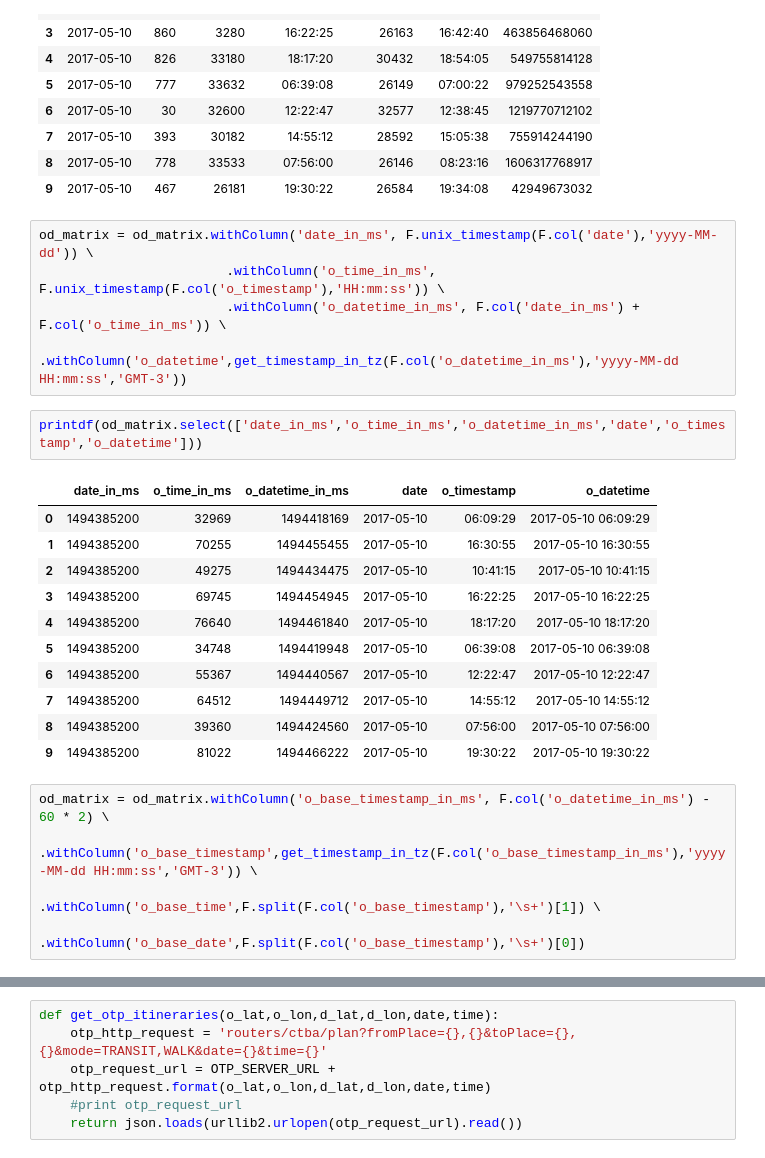
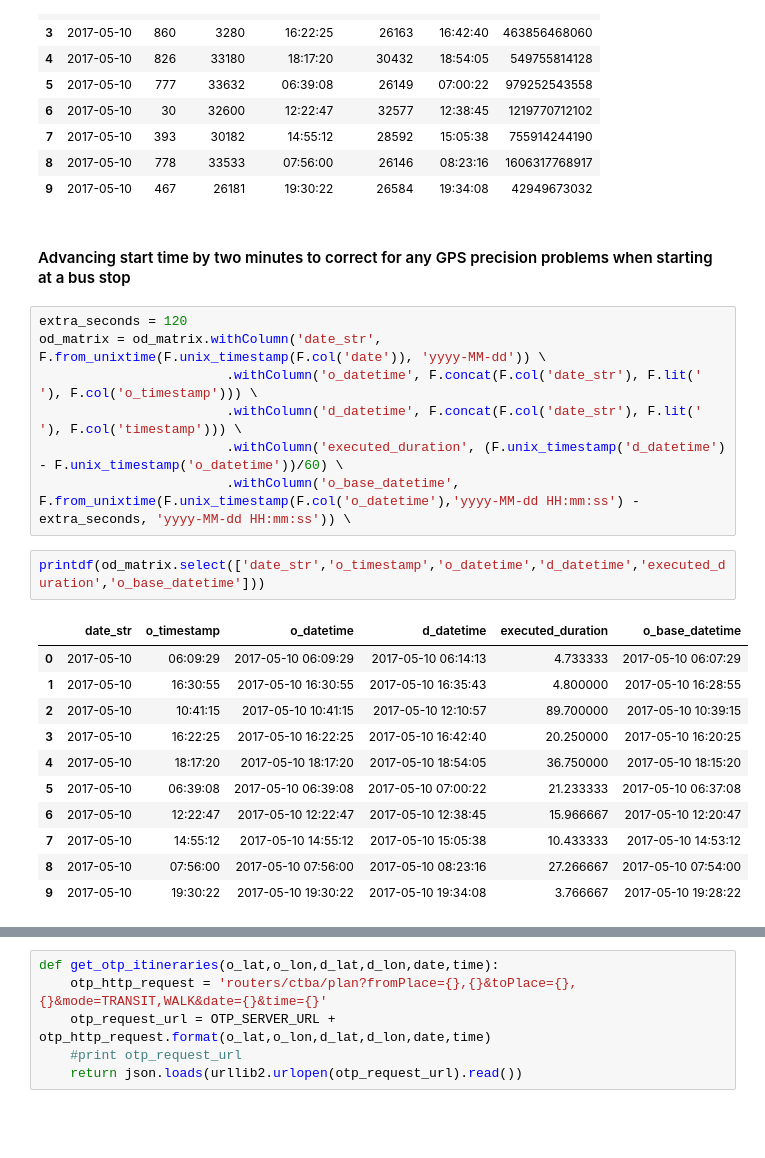
Before and after one commit to tarcisobraz/trips-optimality-exp, a Jupyter notebook: evaluate-trip-optimality-spark.ipynb, the cells around one changed output, grey strips where cells are left out. Cells and saved outputs as stored; diff of their text form; blank space fills up the shorter version.

Commit message:
Refactoring code and adding origin datetime to results dataframe.

```diff
--- a/evaluate-trip-optimality-spark.ipynb
+++ b/evaluate-trip-optimality-spark.ipynb
@@ -100,27 +85,26 @@ printdf(od_matrix.select(['date','route','o_stop_id','o_timestamp','stopPointId'
 | 7 | 2017-05-10 | 393 | 30182 | 14:55:12 | 28592 | 15:05:38 | 755914244190 |
 | 8 | 2017-05-10 | 778 | 33533 | 07:56:00 | 26146 | 08:23:16 | 1606317768917 |
 | 9 | 2017-05-10 | 467 | 26181 | 19:30:22 | 26584 | 19:34:08 | 42949673032 |
-# %%
-od_matrix = od_matrix.withColumn('date_in_ms', F.unix_timestamp(F.col('date'),'yyyy-MM-dd')) \
-                        .withColumn('o_time_in_ms', F.unix_timestamp(F.col('o_timestamp'),'HH:mm:ss')) \
-                        .withColumn('o_datetime_in_ms', F.col('date_in_ms') + F.col('o_time_in_ms')) \
-                        .withColumn('o_datetime',get_timestamp_in_tz(F.col('o_datetime_in_ms'),'yyyy-MM-dd HH:mm:ss','GMT-3'))
+# %% [markdown]
+#### Advancing start time by two minutes to correct for any GPS precision problems when starting at a bus stop
+# %%
+extra_seconds = 120
+od_matrix = od_matrix.withColumn('date_str', F.from_unixtime(F.unix_timestamp(F.col('date')), 'yyyy-MM-dd')) \
+                        .withColumn('o_datetime', F.concat(F.col('date_str'), F.lit(' '), F.col('o_timestamp'))) \
+                        .withColumn('d_datetime', F.concat(F.col('date_str'), F.lit(' '), F.col('timestamp'))) \
+                        .withColumn('executed_duration', (F.unix_timestamp('d_datetime') - F.unix_timestamp('o_datetime'))/60) \
+                        .withColumn('o_base_datetime', F.from_unixtime(F.unix_timestamp(F.col('o_datetime'),'yyyy-MM-dd HH:mm:ss') - extra_seconds, 'yyyy-MM-dd HH:mm:ss')) \
 # %%
-printdf(od_matrix.select(['date_in_ms','o_time_in_ms','o_datetime_in_ms','date','o_timestamp','o_datetime']))
+printdf(od_matrix.select(['date_str','o_timestamp','o_datetime','d_datetime','executed_duration','o_base_datetime']))
 # %% [output]
-|  | date_in_ms | o_time_in_ms | o_datetime_in_ms | date | o_timestamp | o_datetime |
-| 0 | 1494385200 | 32969 | 1494418169 | 2017-05-10 | 06:09:29 | 2017-05-10 06:09:29 |
-| 1 | 1494385200 | 70255 | 1494455455 | 2017-05-10 | 16:30:55 | 2017-05-10 16:30:55 |
-| 2 | 1494385200 | 49275 | 1494434475 | 2017-05-10 | 10:41:15 | 2017-05-10 10:41:15 |
-| 3 | 1494385200 | 69745 | 1494454945 | 2017-05-10 | 16:22:25 | 2017-05-10 16:22:25 |
-| 4 | 1494385200 | 76640 | 1494461840 | 2017-05-10 | 18:17:20 | 2017-05-10 18:17:20 |
-| 5 | 1494385200 | 34748 | 1494419948 | 2017-05-10 | 06:39:08 | 2017-05-10 06:39:08 |
-| 6 | 1494385200 | 55367 | 1494440567 | 2017-05-10 | 12:22:47 | 2017-05-10 12:22:47 |
-| 7 | 1494385200 | 64512 | 1494449712 | 2017-05-10 | 14:55:12 | 2017-05-10 14:55:12 |
-| 8 | 1494385200 | 39360 | 1494424560 | 2017-05-10 | 07:56:00 | 2017-05-10 07:56:00 |
-| 9 | 1494385200 | 81022 | 1494466222 | 2017-05-10 | 19:30:22 | 2017-05-10 19:30:22 |
+|  | date_str | o_timestamp | o_datetime | d_datetime | executed_duration | o_base_datetime |
+| 0 | 2017-05-10 | 06:09:29 | 2017-05-10 06:09:29 | 2017-05-10 06:14:13 | 4.733333 | 2017-05-10 06:07:29 |
+| 1 | 2017-05-10 | 16:30:55 | 2017-05-10 16:30:55 | 2017-05-10 16:35:43 | 4.800000 | 2017-05-10 16:28:55 |
+| 2 | 2017-05-10 | 10:41:15 | 2017-05-10 10:41:15 | 2017-05-10 12:10:57 | 89.700000 | 2017-05-10 10:39:15 |
+| 3 | 2017-05-10 | 16:22:25 | 2017-05-10 16:22:25 | 2017-05-10 16:42:40 | 20.250000 | 2017-05-10 16:20:25 |
+| 4 | 2017-05-10 | 18:17:20 | 2017-05-10 18:17:20 | 2017-05-10 18:54:05 | 36.750000 | 2017-05-10 18:15:20 |
+| 5 | 2017-05-10 | 06:39:08 | 2017-05-10 06:39:08 | 2017-05-10 07:00:22 | 21.233333 | 2017-05-10 06:37:08 |
+| 6 | 2017-05-10 | 12:22:47 | 2017-05-10 12:22:47 | 2017-05-10 12:38:45 | 15.966667 | 2017-05-10 12:20:47 |
+| 7 | 2017-05-10 | 14:55:12 | 2017-05-10 14:55:12 | 2017-05-10 15:05:38 | 10.433333 | 2017-05-10 14:53:12 |
+| 8 | 2017-05-10 | 07:56:00 | 2017-05-10 07:56:00 | 2017-05-10 08:23:16 | 27.266667 | 2017-05-10 07:54:00 |
+| 9 | 2017-05-10 | 19:30:22 | 2017-05-10 19:30:22 | 2017-05-10 19:34:08 | 3.766667 | 2017-05-10 19:28:22 |
-# %%
-od_matrix = od_matrix.withColumn('o_base_timestamp_in_ms', F.col('o_datetime_in_ms') - 60 * 2) \
-                        .withColumn('o_base_timestamp',get_timestamp_in_tz(F.col('o_base_timestamp_in_ms'),'yyyy-MM-dd HH:mm:ss','GMT-3')) \
-                        .withColumn('o_base_time',F.split(F.col('o_base_timestamp'),'\s+')[1]) \
-                        .withColumn('o_base_date',F.split(F.col('o_base_timestamp'),'\s+')[0])
```
Also changed, not shown: parts of 26 cells of this notebook.
